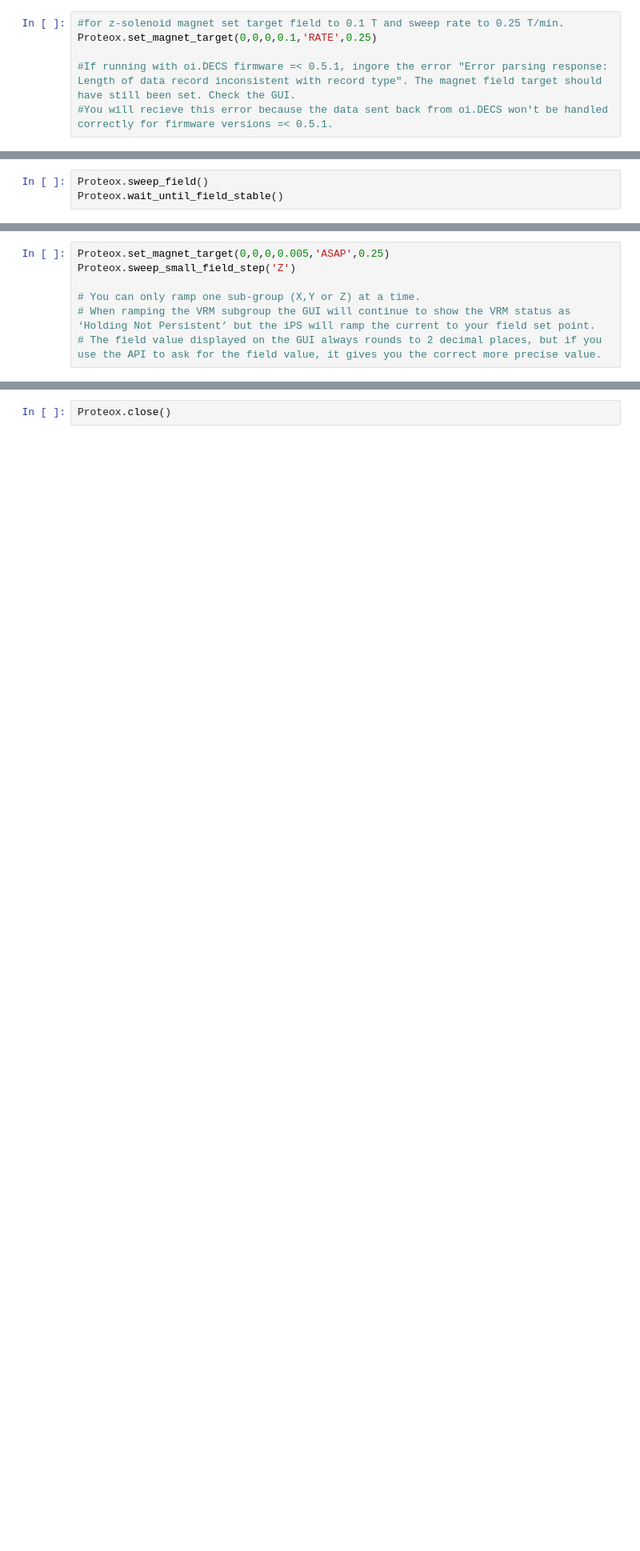
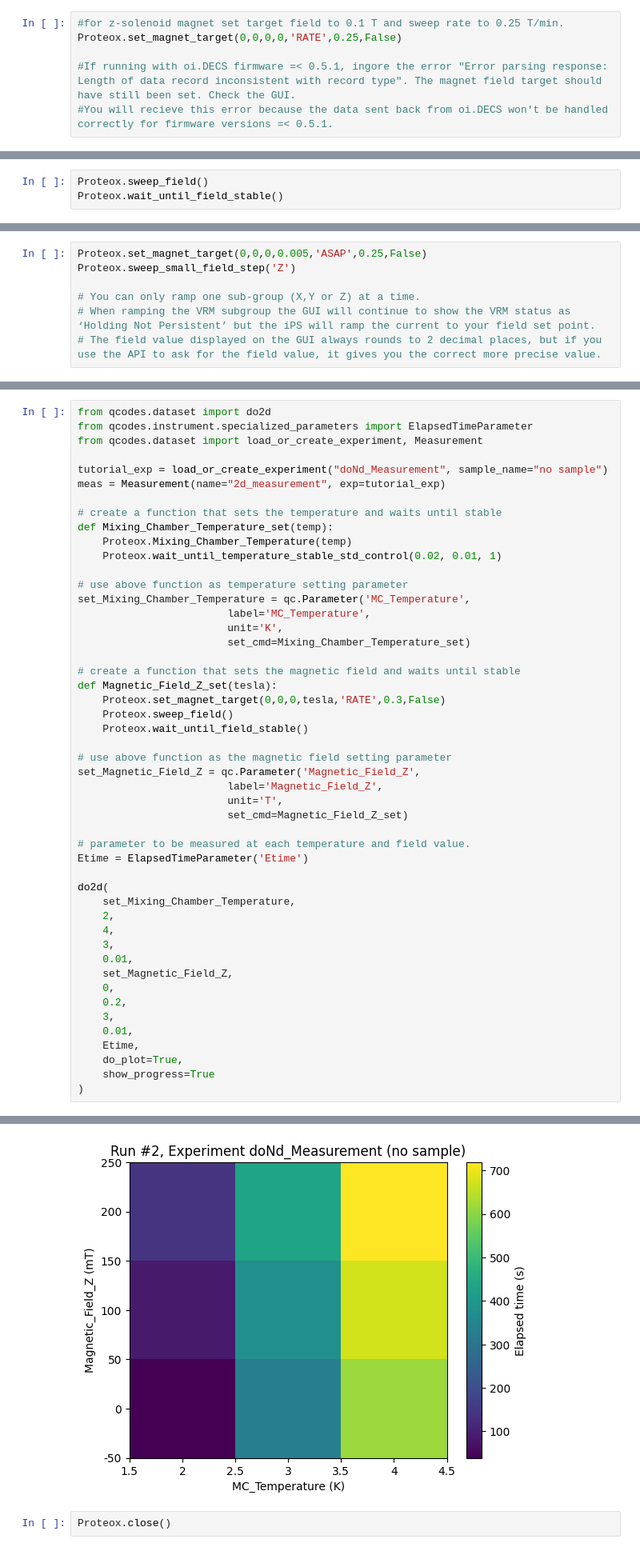
Before and after one commit to QCoDeS/Qcodes_contrib_drivers, a Jupyter notebook: docs/examples/OxfordInstruments_Proteox.ipynb, the cells around one changed output, grey strips where cells are left out. Shown at 80% size. Saved outputs shown, nothing was run; the diff lists cells and outputs as text; blank space fills up the shorter version.

Commit message:
paths to import, updated example, persist field bool added

```diff
--- a/docs/examples/OxfordInstruments_Proteox.ipynb
+++ b/docs/examples/OxfordInstruments_Proteox.ipynb
@@ -128,7 +129,7 @@ Options for Sweep_mode (and Sweep_rate) are:
   'RATE' (Sweep_rate = rate in T/min)
 # %%
 #for z-solenoid magnet set target field to 0.1 T and sweep rate to 0.25 T/min.
-Proteox.set_magnet_target(0,0,0,0.1,'RATE',0.25)
+Proteox.set_magnet_target(0,0,0,0,'RATE',0.25,False)
 
 #If running with oi.DECS firmware =< 0.5.1, ingore the error "Error parsing response: Length of data record inconsistent with record type". The magnet field target should have still been set. Check the GUI.
 #You will recieve this error because the data sent back from oi.DECS won't be handled correctly for firmware versions =< 0.5.1.
@@ -144,5 +147,5 @@ For high resolution field sweeps, set field as normal, then use the `sweep_small
 # %%
-Proteox.set_magnet_target(0,0,0,0.005,'ASAP',0.25)
+Proteox.set_magnet_target(0,0,0,0.005,'ASAP',0.25,False)
 Proteox.sweep_small_field_step('Z')
 
 # You can only ramp one sub-group (X,Y or Z) at a time.
@@ -150,0 +156,50 @@ Proteox.sweep_small_field_step('Z')
+# %%
+from qcodes.dataset import do2d
+from qcodes.instrument.specialized_parameters import ElapsedTimeParameter
+from qcodes.dataset import load_or_create_experiment, Measurement
+
+tutorial_exp = load_or_create_experiment("doNd_Measurement", sample_name="no sample")
+meas = Measurement(name="2d_measurement", exp=tutorial_exp)
+
+# create a function that sets the temperature and waits until stable
+def Mixing_Chamber_Temperature_set(temp):
+    Proteox.Mixing_Chamber_Temperature(temp)
+    Proteox.wait_until_temperature_stable_std_control(0.02, 0.01, 1)
+
+# use above function as temperature setting parameter
+set_Mixing_Chamber_Temperature = qc.Parameter('MC_Temperature',
+                        label='MC_Temperature',
+                        unit='K',
+                        set_cmd=Mixing_Chamber_Temperature_set)
+
+# create a function that sets the magnetic field and waits until stable
+def Magnetic_Field_Z_set(tesla):
+    Proteox.set_magnet_target(0,0,0,tesla,'RATE',0.3,False)
+    Proteox.sweep_field()
+    Proteox.wait_until_field_stable()
+
+# use above function as the magnetic field setting parameter
+set_Magnetic_Field_Z = qc.Parameter('Magnetic_Field_Z',
+                        label='Magnetic_Field_Z',
+                        unit='T',
+                        set_cmd=Magnetic_Field_Z_set)
+
+# parameter to be measured at each temperature and field value.
+Etime = ElapsedTimeParameter('Etime')
+
+do2d(
+    set_Mixing_Chamber_Temperature,
+    2,
+    4,
+    3,
+    0.01,
+    set_Magnetic_Field_Z,
+    0,
+    0.2,
+    3,
+    0.01,
+    Etime,
+    do_plot=True,
+    show_progress=True
+)
+# %% [output]
@@ -151,3 +241,4 @@ Proteox.sweep_small_field_step('Z')
+[figure, added]
 # %%
 Proteox.close()
 # %% [markdown]
```
Also changed, not shown: parts of 11 cells of this notebook, 6 other files.
